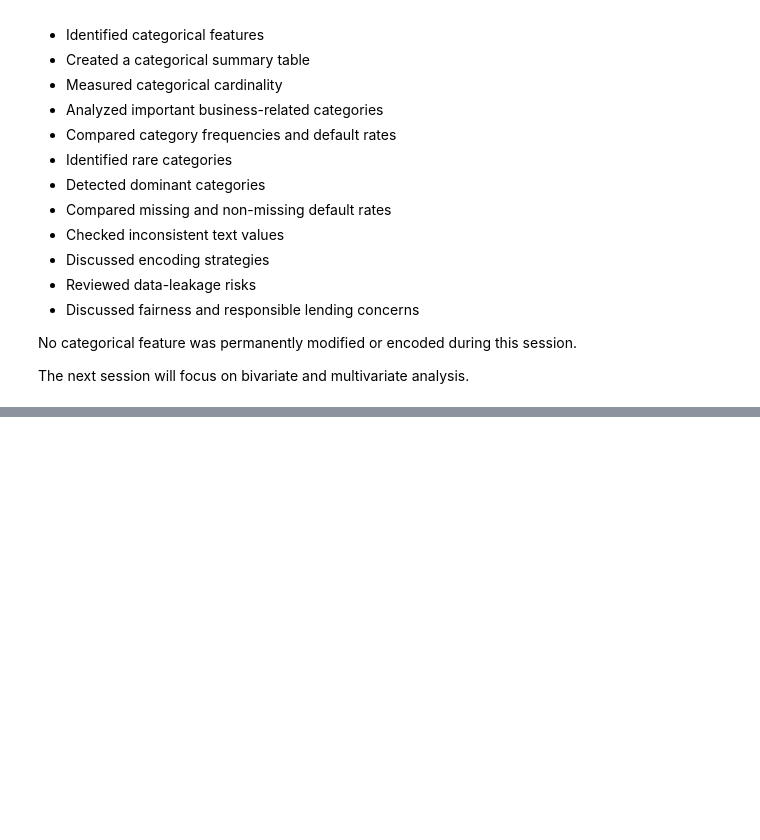
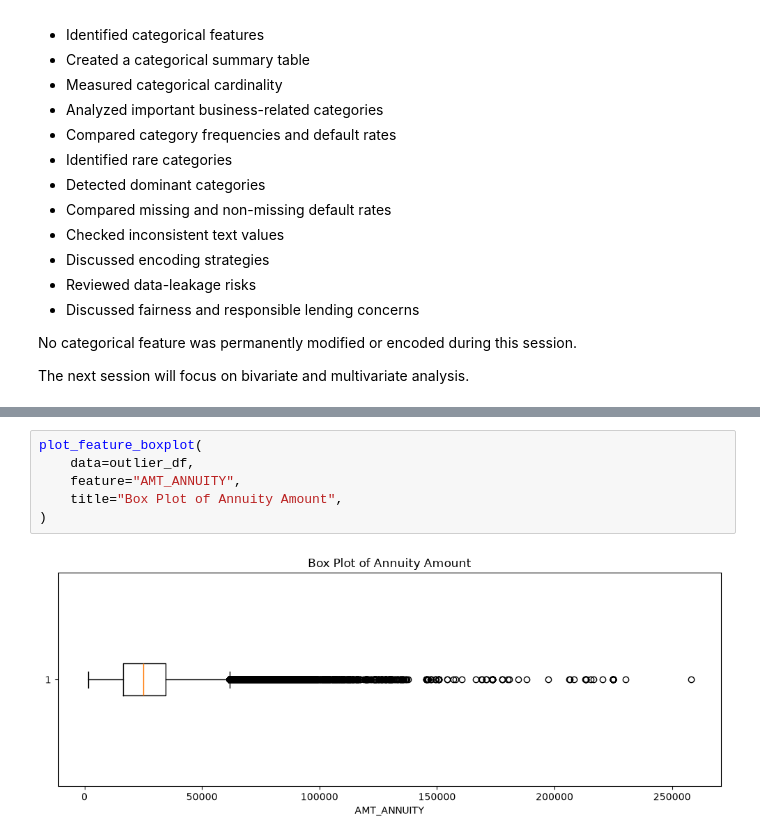
Before and after one commit to Abhilash0079/MachineLearningProjects, a Jupyter notebook: Loan_Default_Risk_Prediction/notebooks/01_EDA.ipynb, the cells around one changed output, grey strips where cells are left out. Drawn from its saved outputs; the diff is of its cells as text; blank space fills up the shorter version.

```diff
--- a/Loan_Default_Risk_Prediction/notebooks/01_EDA.ipynb
+++ b/Loan_Default_Risk_Prediction/notebooks/01_EDA.ipynb
@@ -3986,0 +4607,8 @@ The next session will focus on bivariate and multivariate analysis.
+# %%
+plot_feature_boxplot(
+    data=outlier_df,
+    feature="AMT_ANNUITY",
+    title="Box Plot of Annuity Amount",
+)
+# %% [output]
+[figure, added]
```
Also changed, not shown: parts of 75 cells of this notebook.
